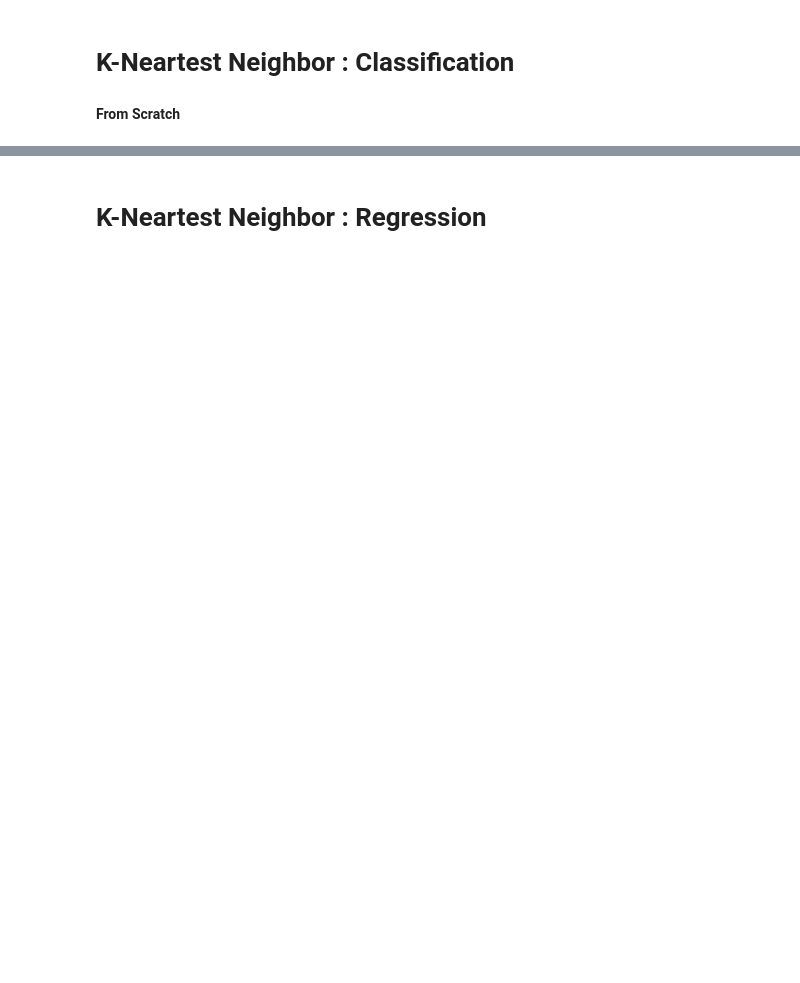
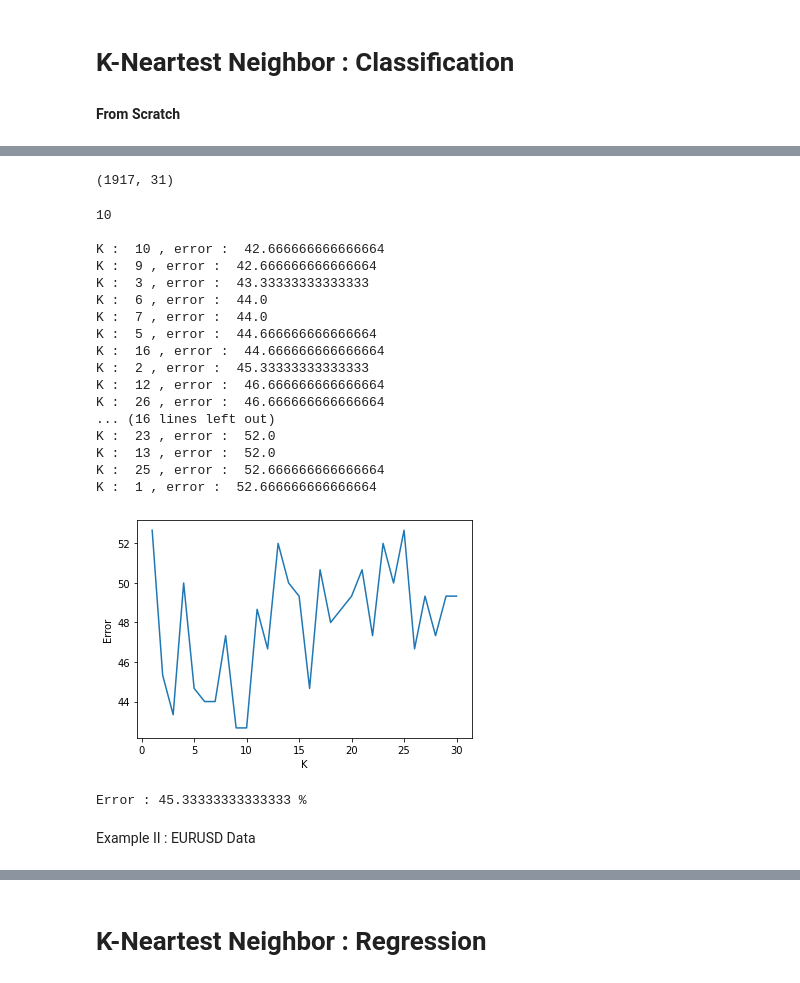
Before and after one commit to RTae/AI102, a Jupyter notebook: week1/AI102_Week1.ipynb, the cells around one changed output, grey strips where cells are left out. Drawn from its saved outputs; the diff is of its cells as text; code cells hidden in the pictures; blank space fills up the shorter version.

```diff
--- a/week1/AI102_Week1.ipynb
+++ b/week1/AI102_Week1.ipynb
@@ -81,0 +105,4 @@ print(pd.DataFrame(class_Target))
+# %%
+# Prepare data
+from google.colab import files
+uploaded = files.upload()
@@ -81,0 +112,2 @@ print(pd.DataFrame(class_Target))
+# %%
+data = pd.read_excel((uploaded['SET50_D1_Dataset_Classification.xlsx']),usecols = 'G:AK')
@@ -81,0 +130,51 @@ print(pd.DataFrame(class_Target))
+# %%
+DataMatrix = data.values
+# %%
+DataMatrix.shape
+# %% [output]
+(1917, 31)
+# %%
+D = DataMatrix.shape[-1]-1
+X = DataMatrix[:, :D]
+X = np.array(X, dtype=np.float32)
+Y = DataMatrix[:, D:]
+
+X_Train = X[:-300,:]
+Y_Train = Y[:-300,:]
+X_Vaild = X[-300:-150,:]
+Y_Vaild = Y[-300:-150,:]
+X_Test = X[-150:,:]
+Y_Test = Y[-150:,:]
+# %%
+#Learning
+
+best_K = KNNC_FIT(X_Train,Y_Train,X_Vaild,Y_Vaild,1,30)
+# %% [output]
+10
+
+K :  10 , error :  42.666666666666664
+K :  9 , error :  42.666666666666664
+K :  3 , error :  43.33333333333333
+K :  6 , error :  44.0
+K :  7 , error :  44.0
+K :  5 , error :  44.666666666666664
+K :  16 , error :  44.666666666666664
+K :  2 , error :  45.33333333333333
+K :  12 , error :  46.666666666666664
+K :  26 , error :  46.666666666666664
+... (16 lines left out)
+K :  23 , error :  52.0
+K :  13 , error :  52.0
+K :  25 , error :  52.666666666666664
+K :  1 , error :  52.666666666666664
+[figure, added]
+# %%
+#Predicts
+
+Yhat = KNNC_Predict(X_Train,Y_Train,X_Test,best_K)
+error = find_error_classification_onces(Y_Test,Yhat)
+print('Error : ' + str(error) + ' %')
+# %% [output]
+Error : 45.33333333333333 %
+# %% [markdown]
+Example II : EURUSD Data
```
Also changed, not shown: parts of 17 cells of this notebook.
